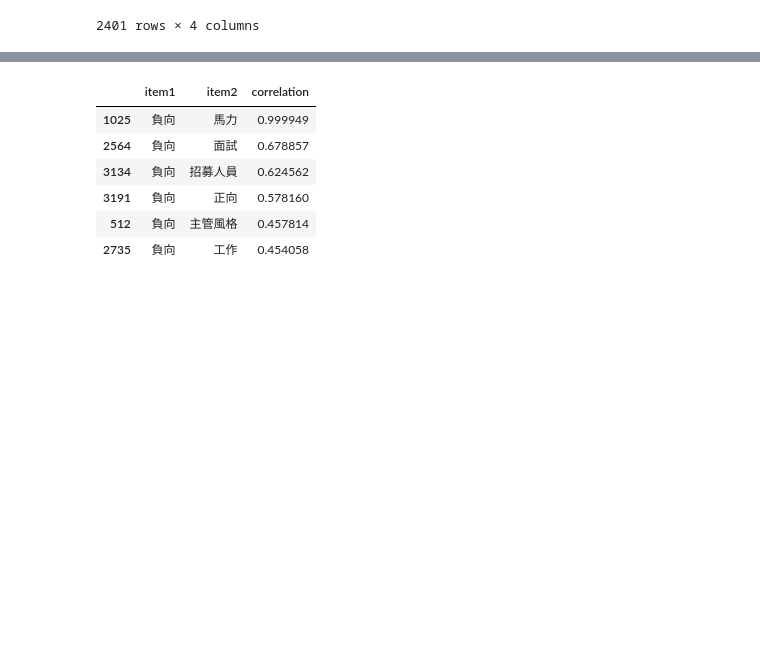
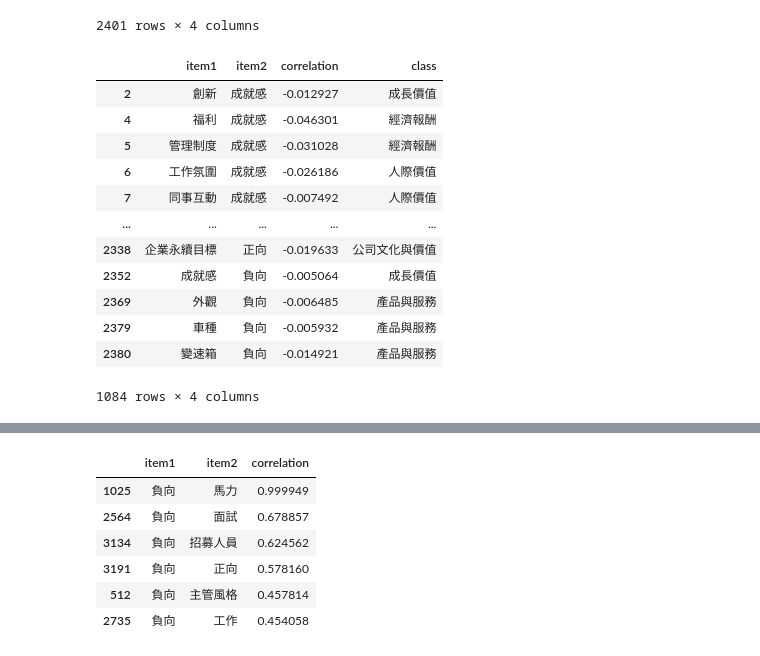
Before and after one commit to zchenchen1999/streamlit_nissan, a Jupyter notebook: data/dtm_interview.ipynb, the cells around one changed output, grey strips where cells are left out. Cells and saved outputs as stored; diff of their text form; code cells hidden in the pictures; blank space fills up the shorter version.

```diff
--- a/data/dtm_interview.ipynb
+++ b/data/dtm_interview.ipynb
@@ -224,3 +259,20 @@ corr_melt_df2
 | 2399 | 正向 | 負向 | 0.578160 | 情緒 |
 | 2400 | 負向 | 負向 | 1.000000 | 情緒 |
 2401 rows × 4 columns
+# %%
+corr_melt_df3 = corr_melt_df2[(corr_melt_df2['correlation'] <0) & (corr_melt_df2['correlation'] < 100)]
+corr_melt_df3
+# %% [output]
+|  | item1 | item2 | correlation | class |
+| 2 | 創新 | 成就感 | -0.012927 | 成長價值 |
+| 4 | 福利 | 成就感 | -0.046301 | 經濟報酬 |
+| 5 | 管理制度 | 成就感 | -0.031028 | 經濟報酬 |
+| 6 | 工作氛圍 | 成就感 | -0.026186 | 人際價值 |
+| 7 | 同事互動 | 成就感 | -0.007492 | 人際價值 |
+| ... | ... | ... | ... | ... |
+| 2338 | 企業永續目標 | 正向 | -0.019633 | 公司文化與價值 |
+| 2352 | 成就感 | 負向 | -0.005064 | 成長價值 |
+| 2369 | 外觀 | 負向 | -0.006485 | 產品與服務 |
+| 2379 | 車種 | 負向 | -0.005932 | 產品與服務 |
+| 2380 | 變速箱 | 負向 | -0.014921 | 產品與服務 |
+1084 rows × 4 columns
```
Also changed, not shown: parts of 17 cells of this notebook, 2 other files.
